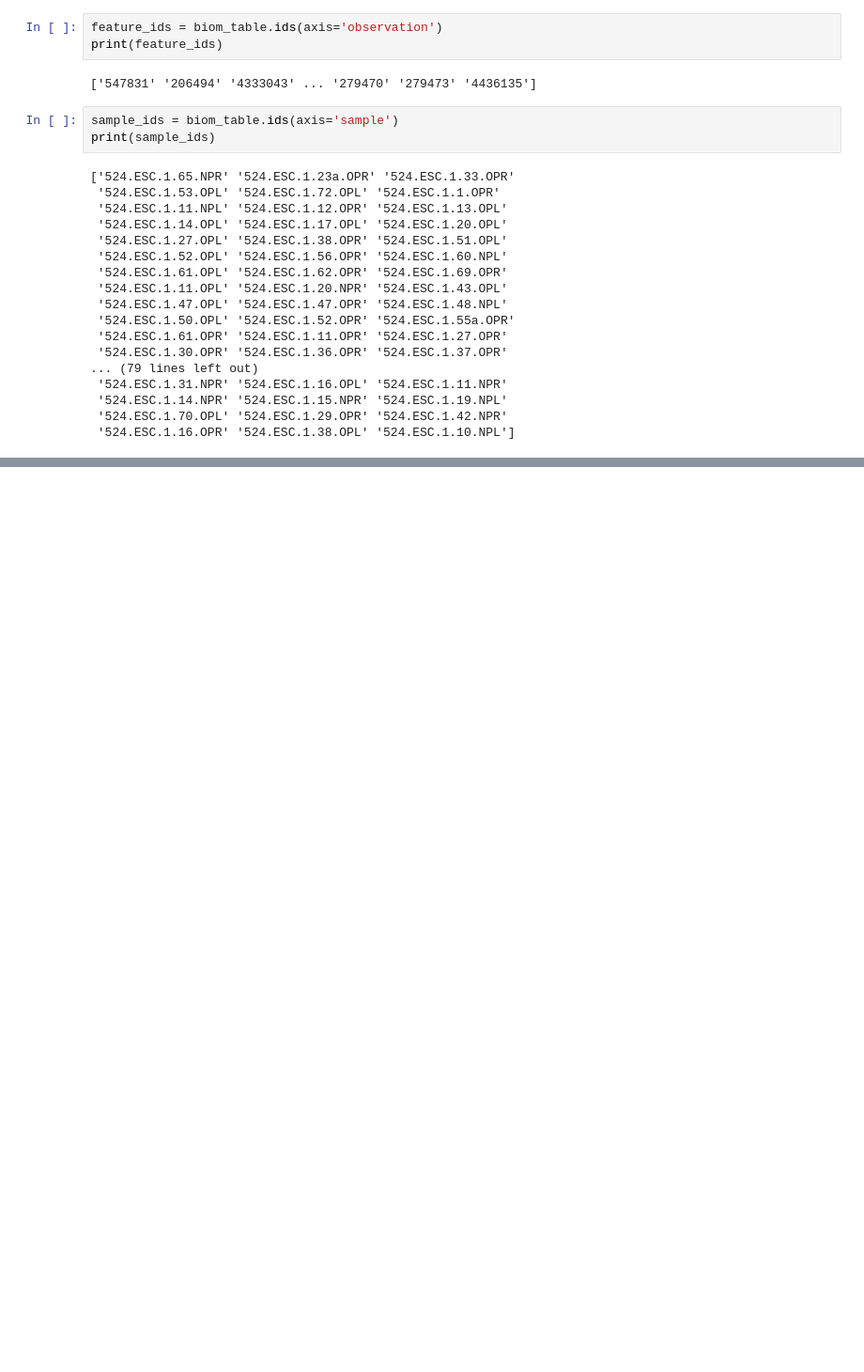
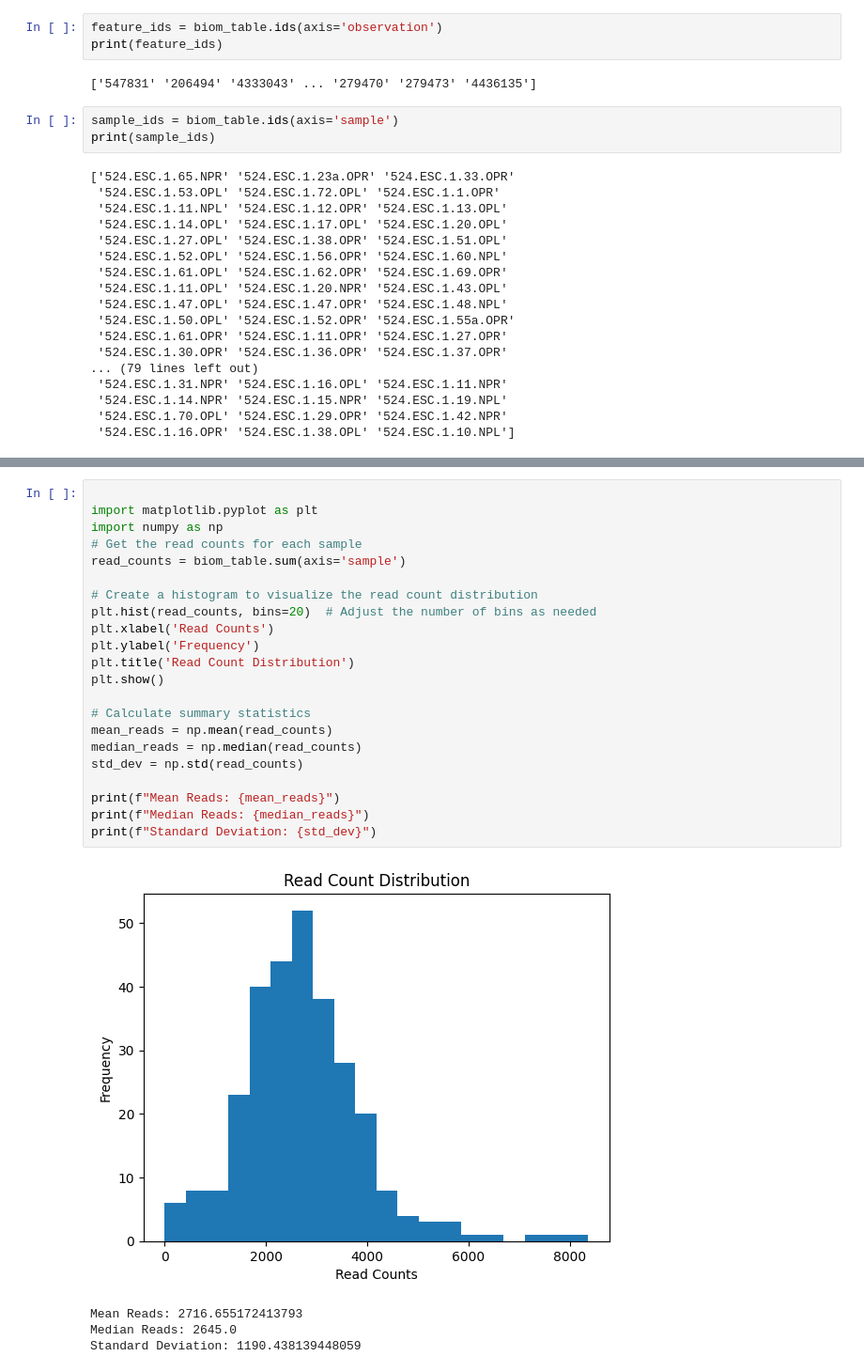
Before and after one commit to pranshudatta25/IFN646-portfolio4, a Jupyter notebook: N11354631_Portfolio4.ipynb, the cells around one changed output, grey strips where cells are left out. Shown at 94% size. Saved outputs shown, nothing was run; the diff lists cells and outputs as text; blank space fills up the shorter version.

```diff
--- a/N11354631_Portfolio4.ipynb
+++ b/N11354631_Portfolio4.ipynb
@@ -120,0 +133,27 @@ print(sample_ids)
+# %%
+
+import matplotlib.pyplot as plt
+import numpy as np
+# Get the read counts for each sample
+read_counts = biom_table.sum(axis='sample')
+
+# Create a histogram to visualize the read count distribution
+plt.hist(read_counts, bins=20)  # Adjust the number of bins as needed
+plt.xlabel('Read Counts')
+plt.ylabel('Frequency')
+plt.title('Read Count Distribution')
+plt.show()
+
+# Calculate summary statistics
+mean_reads = np.mean(read_counts)
+median_reads = np.median(read_counts)
+std_dev = np.std(read_counts)
+
+print(f"Mean Reads: {mean_reads}")
+print(f"Median Reads: {median_reads}")
+print(f"Standard Deviation: {std_dev}")
+# %% [output]
+[figure, added]
+Mean Reads: 2716.655172413793
+Median Reads: 2645.0
+Standard Deviation: 1190.438139448059
```
Also changed, not shown: parts of 1 cell of this notebook.
